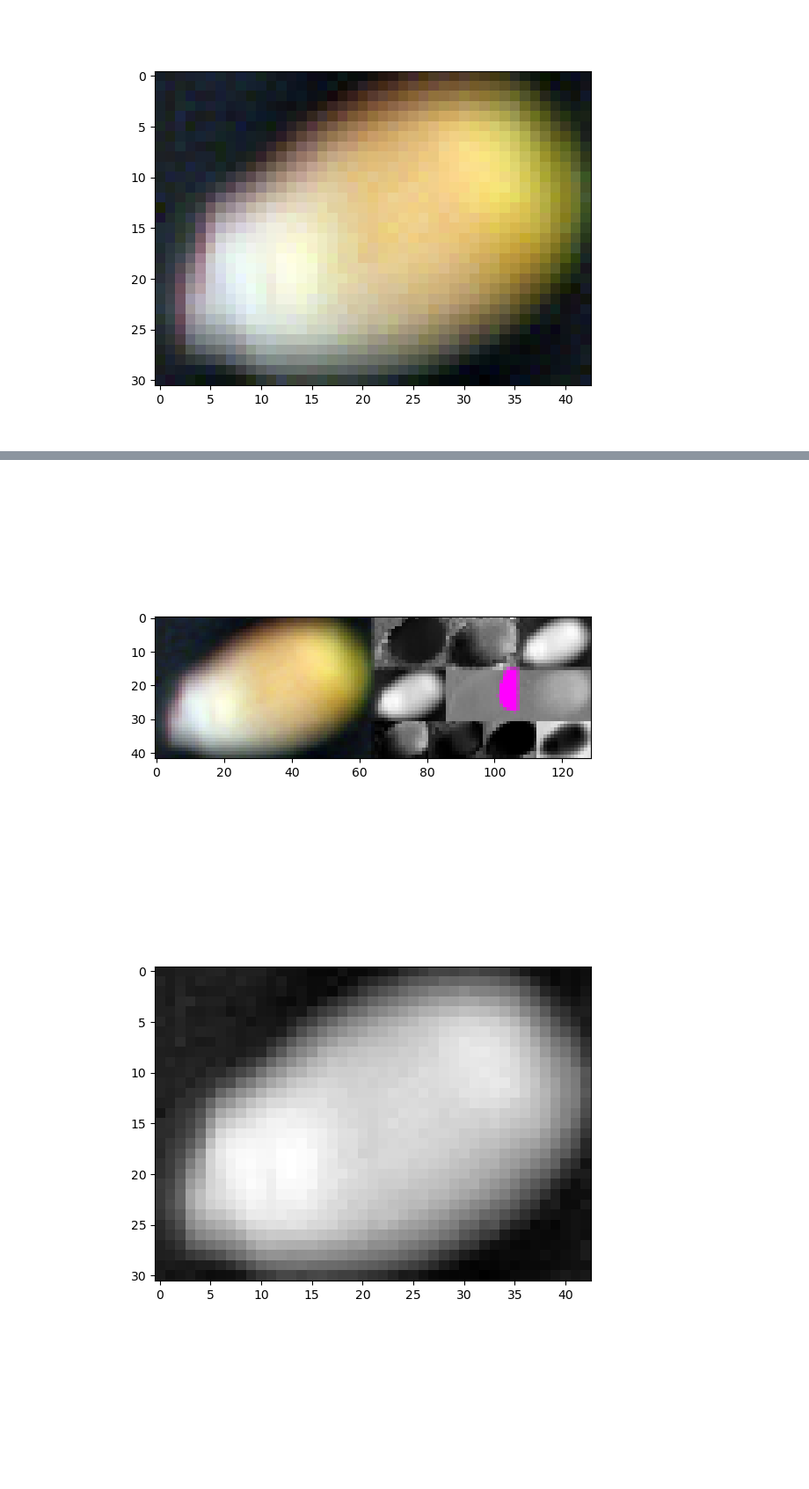
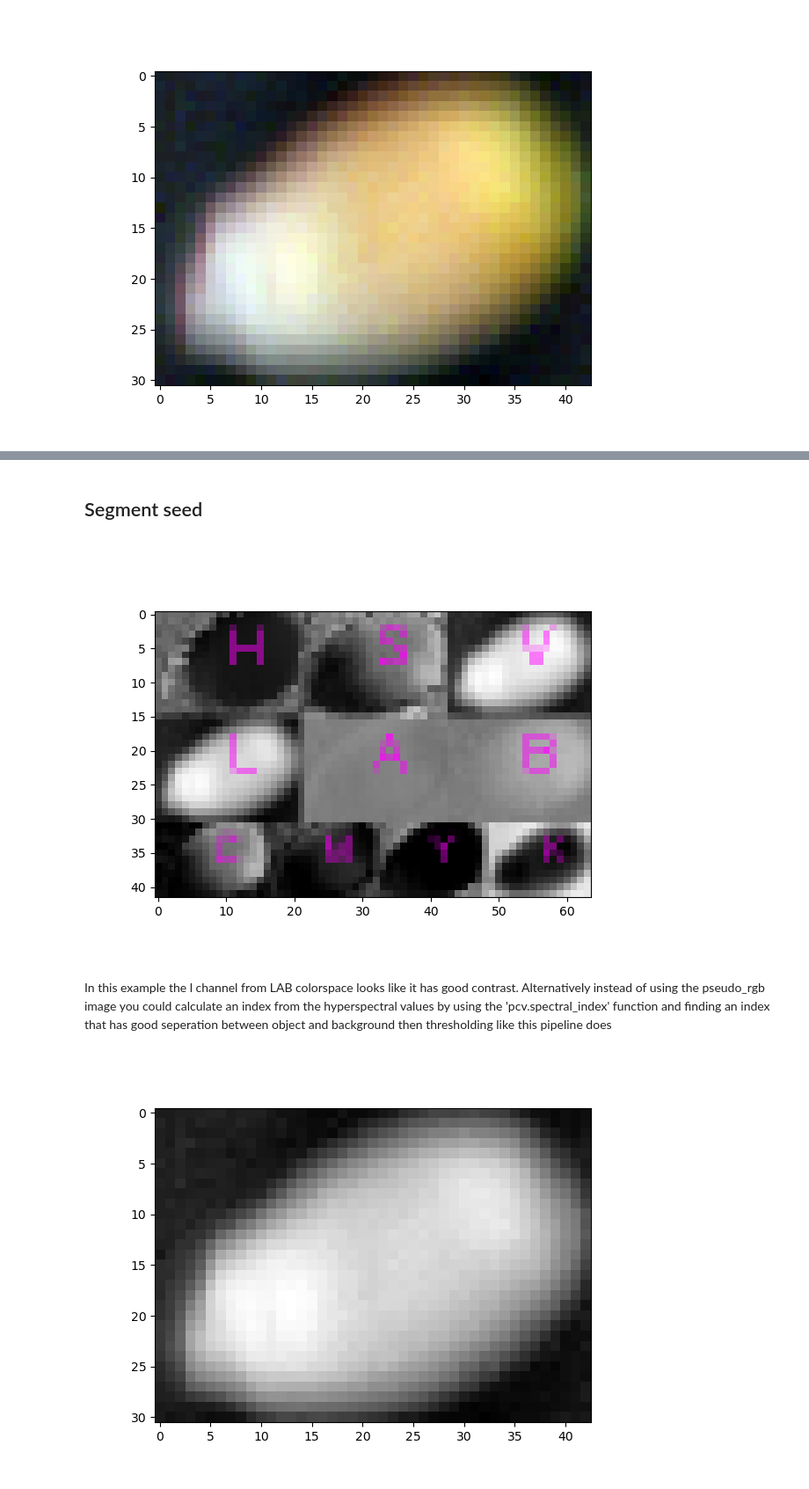
Before and after one commit to danforthcenter/plantcv-tutorial-hyperspectral, a Jupyter notebook: index.ipynb, the cells around one changed output, grey strips where cells are left out. Shown at 88% size. Cells and saved outputs as stored; diff of their text form; code cells hidden in the pictures; blank space fills up the shorter version.

Commit message:
Update index.ipynb
tweak comments and workflow order slightly, make some code comments into markdown, update line thickness in plots

```diff
--- a/index.ipynb
+++ b/index.ipynb
@@ -38,8 +40,9 @@ pcv.params.debug = args.debug
 pcv.params.dpi = 100
 # Increase text size and thickness to make labels clearer
 # (size may need to be altered based on original image size)
-pcv.params.text_size = 20
-pcv.params.text_thickness = 20
+pcv.params.text_size = 0.5
+pcv.params.text_thickness = 1
+pcv.params.line_thickness = 1
 # %% [markdown]
 ## Read the input image
 # %% [markdown]
@@ -79,8 +79,13 @@ index_array_car  = pcv.spectral_index.psri(hsi=calibrated_data, distance=5)
+# %% [markdown]
+## Segment seed
 # %%
 #Next step is to segment the target object from the background pixels
 #This step is just to aid in picking a changel with good constrast between the target object and background
 
-colorspace_img = pcv.visualize.colorspaces(rgb_img=calibrated_data.pseudo_rgb)
+colorspace_img = pcv.visualize.colorspaces(rgb_img=calibrated_data.pseudo_rgb, original_img=False)
 # %% [output]
-[figure, old version]
+[figure, new version]
+# %% [markdown]
+In this example the l channel from LAB colorspace looks like it has good contrast.
+Alternatively instead of using the pseudo_rgb image you could calculate an index from the hyperspectral values by using the 'pcv.spectral_index' function and finding an index that has good seperation between object and background then thresholding like this pipeline does
 # %%
```
Also changed, not shown: parts of 14 cells of this notebook.
